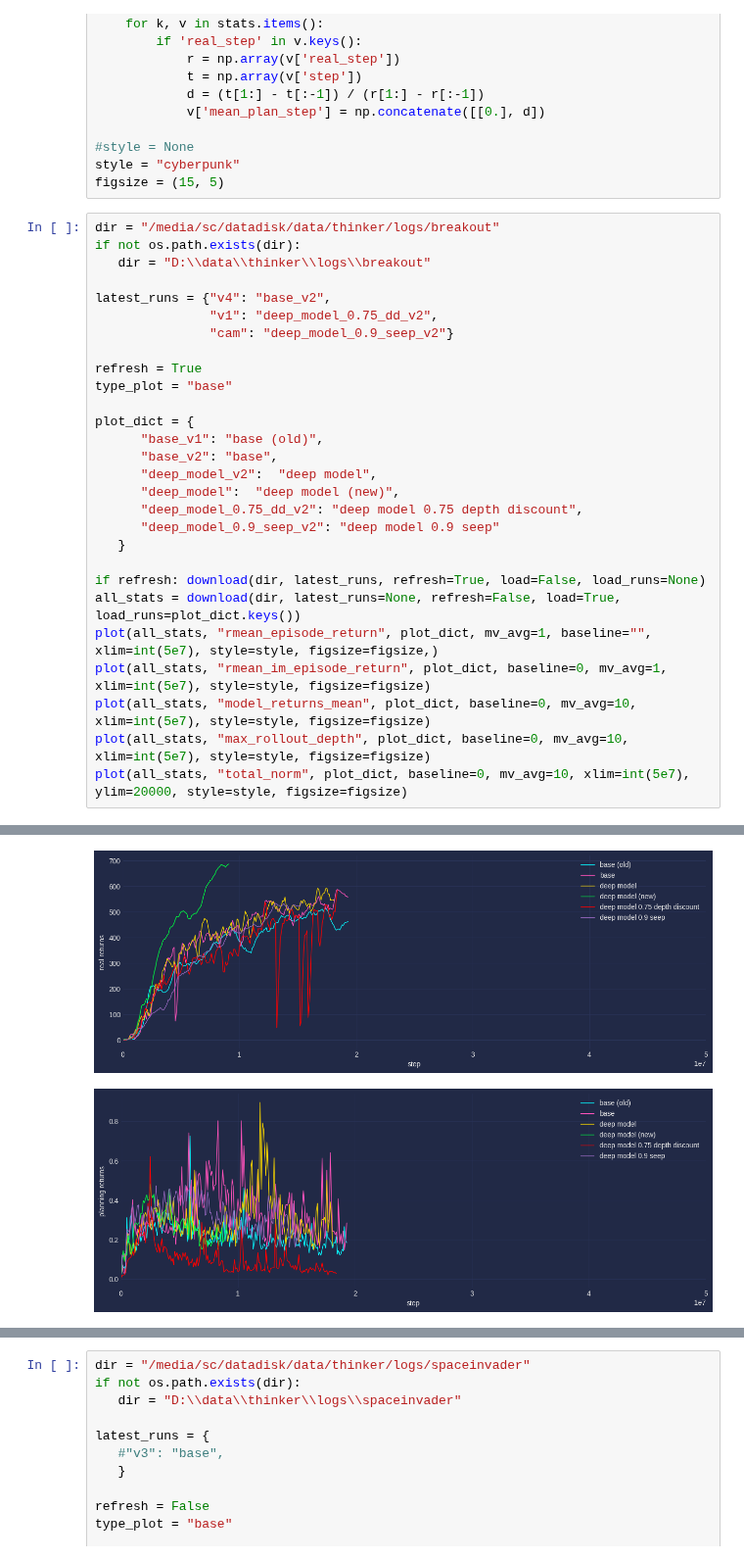
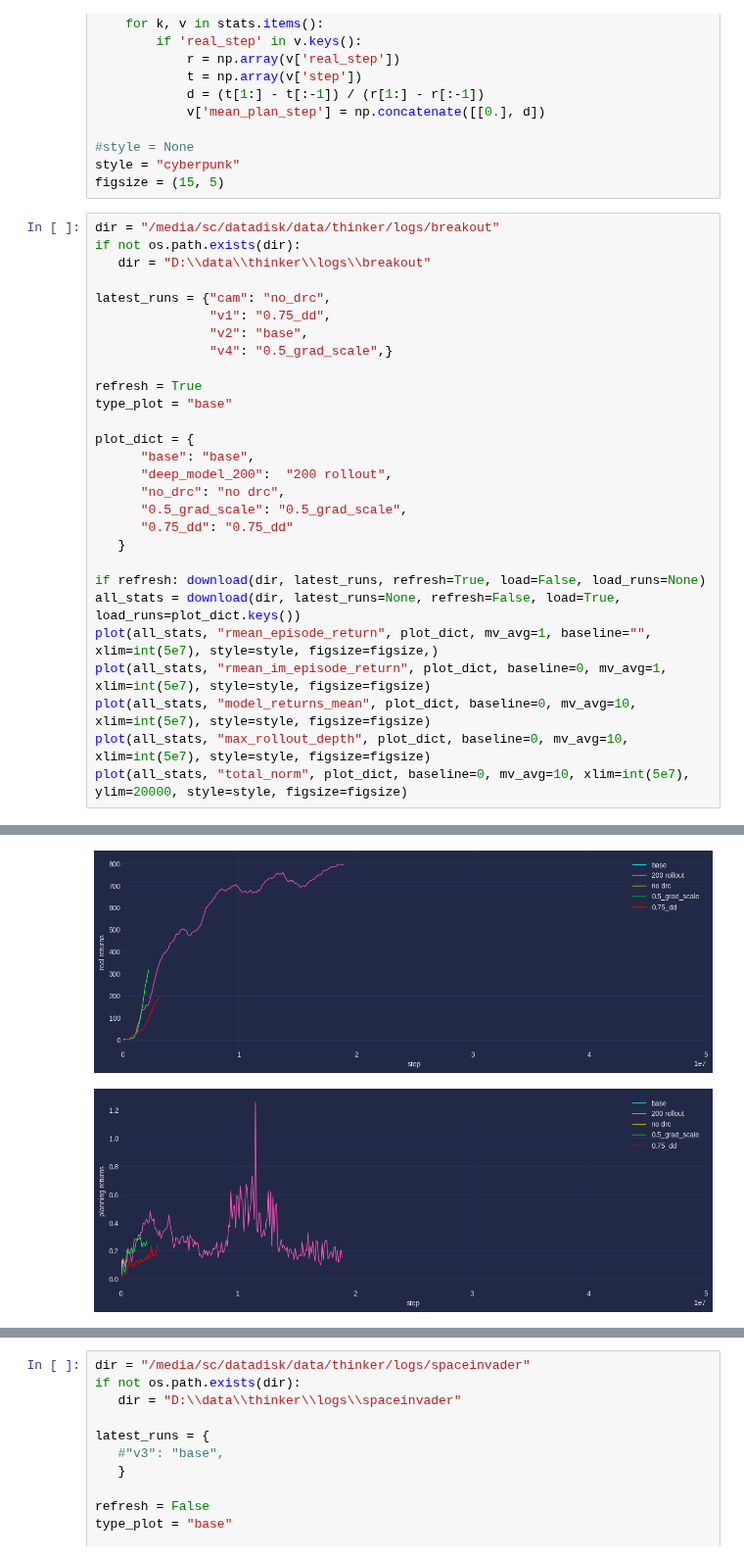
Before and after one commit to tuphs28/thinker_private_planning, a Jupyter notebook: plot.ipynb, the cells around one changed output, grey strips where cells are left out. Shown at 98% size. Cells and saved outputs as stored; diff of their text form.

```diff
--- a/plot.ipynb
+++ b/plot.ipynb
@@ -186,20 +186,20 @@ dir = "/media/sc/datadisk/data/thinker/logs/breakout"
 if not os.path.exists(dir):
    dir = "D:\\data\\thinker\\logs\\breakout"
 
-latest_runs = {"v4": "base_v2",
-               "v1": "deep_model_0.75_dd_v2",
-               "cam": "deep_model_0.9_seep_v2"}
+latest_runs = {"cam": "no_drc",
+               "v1": "0.75_dd",
+               "v2": "base",
+               "v4": "0.5_grad_scale",}
 
 refresh = True
 type_plot = "base"
 
 plot_dict = {
-      "base_v1": "base (old)",
-      "base_v2": "base",
-      "deep_model_v2":  "deep model",
-      "deep_model":  "deep model (new)",
-      "deep_model_0.75_dd_v2": "deep model 0.75 depth discount",
-      "deep_model_0.9_seep_v2": "deep model 0.9 seep"
+      "base": "base",
+      "deep_model_200":  "200 rollout",
+      "no_drc": "no drc",
+      "0.5_grad_scale": "0.5_grad_scale",
+      "0.75_dd": "0.75_dd"
    }
 
 if refresh: download(dir, latest_runs, refresh=True, load=False, load_runs=None)
@@ -230,2 +230,2 @@ out_model.log                                 100% 7968KB  30.9MB/s   00:00
-[figure, old version]
+[figure, new version]
-[figure, old version]
+[figure, new version]
```
Also changed, not shown: parts of 2 cells of this notebook, 5 other files.
